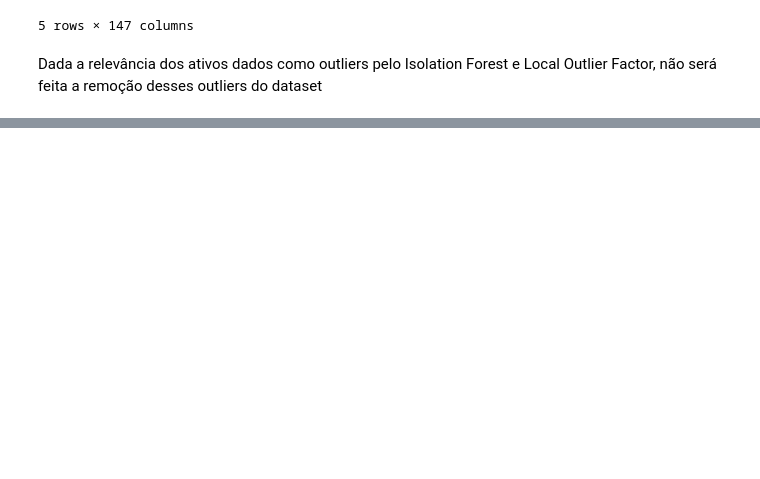
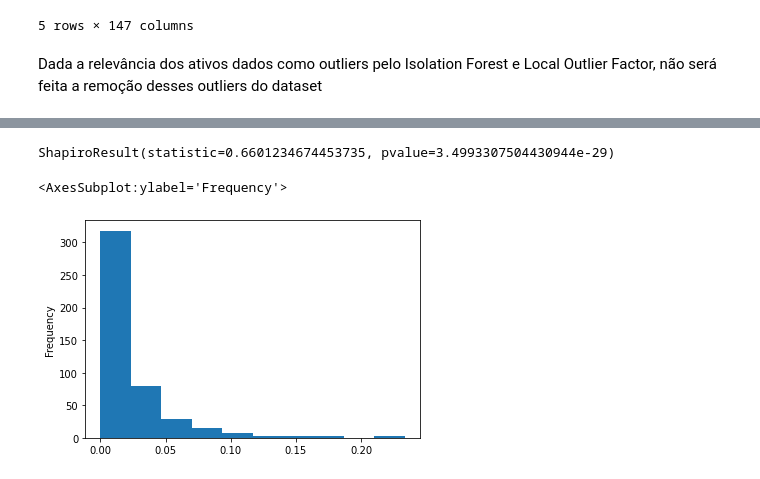
Before and after one commit to AdilsonAngelo/IF697-2020.3, a Jupyter notebook: notebooks/b3.ipynb, the cells around one changed output, grey strips where cells are left out. Drawn from its saved outputs; the diff is of its cells as text; code cells hidden in the pictures; blank space fills up the shorter version.

```diff
--- a/notebooks/b3.ipynb
+++ b/notebooks/b3.ipynb
@@ -390,0 +453,7 @@ Dada a relevância dos ativos dados como outliers pelo Isolation Forest e Local
+# %%
+print(stats.shapiro(acoes_full['DY']))
+acoes_full['DY'].plot.hist()
+# %% [output]
+ShapiroResult(statistic=0.6601234674453735, pvalue=3.4993307504430944e-29)
+<AxesSubplot:ylabel='Frequency'>
+[figure, added]
```
Also changed, not shown: parts of 27 cells of this notebook.
